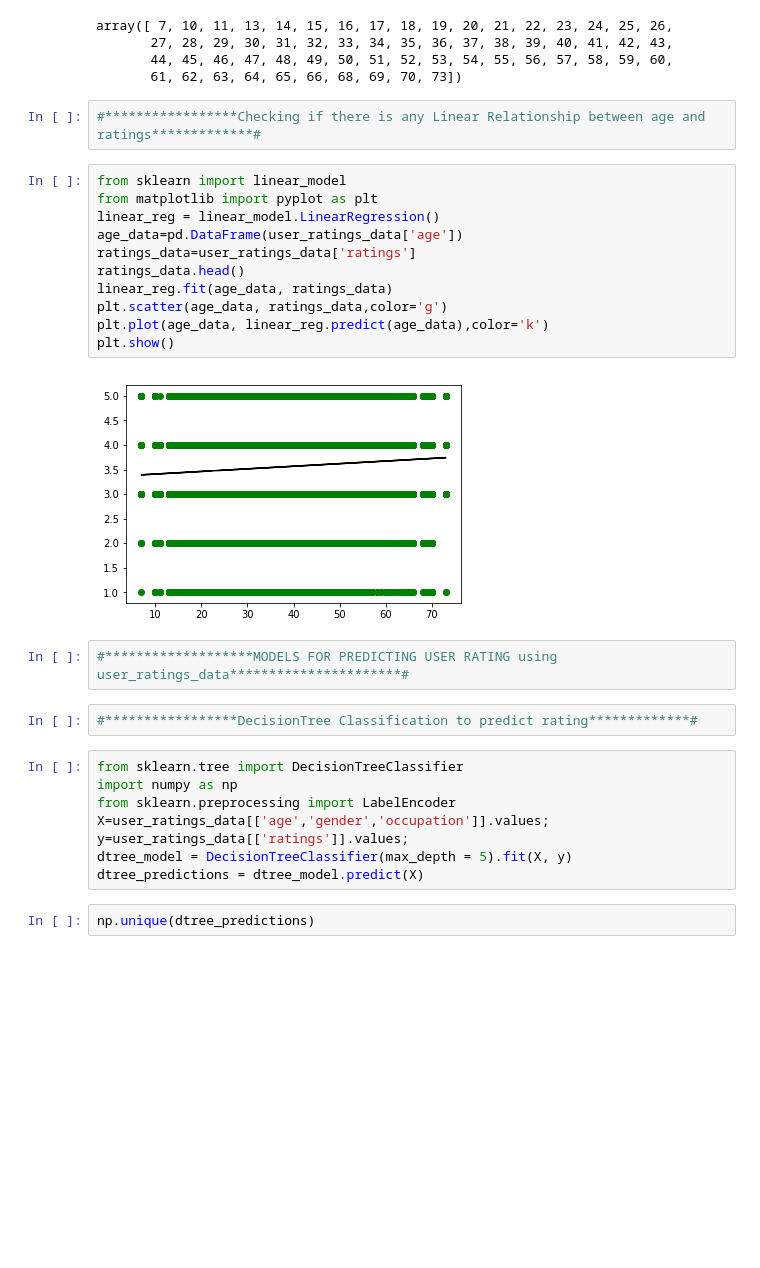
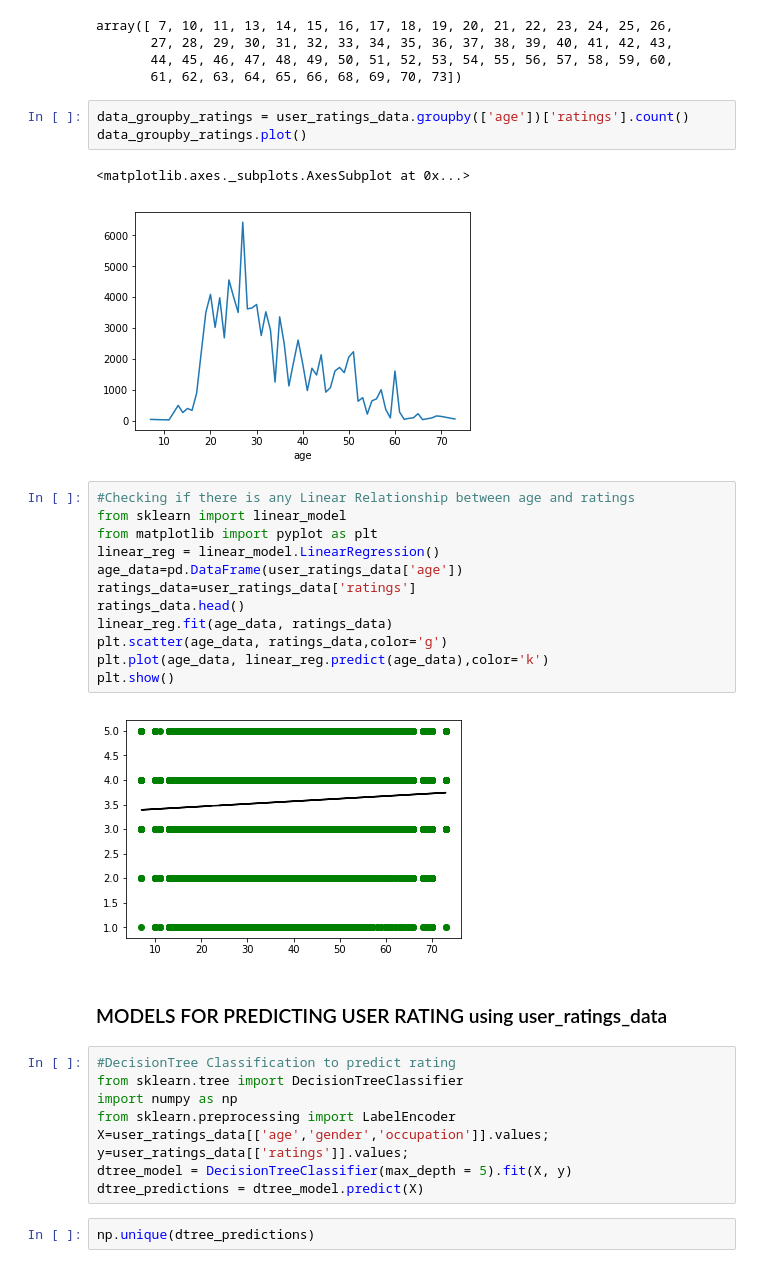
Before and after one commit to sharma-vidhi/machine-learning-movies, a Jupyter notebook: final_analysis/movie_predicition_analysis.ipynb, the cells around one changed output. Cells and saved outputs as stored; diff of their text form; blank space fills up the shorter version.

```diff
--- a/final_analysis/movie_predicition_analysis.ipynb
+++ b/final_analysis/movie_predicition_analysis.ipynb
@@ -87,9 +116,14 @@ array([ 7, 10, 11, 13, 14, 15, 16, 17, 18, 19, 20, 21, 22, 23, 24, 25, 26,
        27, 28, 29, 30, 31, 32, 33, 34, 35, 36, 37, 38, 39, 40, 41, 42, 43,
        44, 45, 46, 47, 48, 49, 50, 51, 52, 53, 54, 55, 56, 57, 58, 59, 60,
        61, 62, 63, 64, 65, 66, 68, 69, 70, 73])
-# %%
-#*****************Checking if there is any Linear Relationship between age and ratings*************#
+# %%
+data_groupby_ratings = user_ratings_data.groupby(['age'])['ratings'].count()
+data_groupby_ratings.plot()
+# %% [output]
+<matplotlib.axes._subplots.AxesSubplot at 0x...>
+[figure, added]
 # %%
+#Checking if there is any Linear Relationship between age and ratings
 from sklearn import linear_model
 from matplotlib import pyplot as plt
 linear_reg = linear_model.LinearRegression()
@@ -102,11 +136,10 @@ plt.plot(age_data, linear_reg.predict(age_data),color='k')
 plt.show()
 # %% [output]
 [figure]
-# %%
-#*******************MODELS FOR PREDICTING USER RATING using user_ratings_data**********************#
-# %%
-#*****************DecisionTree Classification to predict rating*************#
+# %% [markdown]
+### MODELS FOR PREDICTING USER RATING using user_ratings_data
 # %%
+#DecisionTree Classification to predict rating
 from sklearn.tree import DecisionTreeClassifier
 import numpy as np
 from sklearn.preprocessing import LabelEncoder
```
Also changed, not shown: parts of 61 cells of this notebook.
